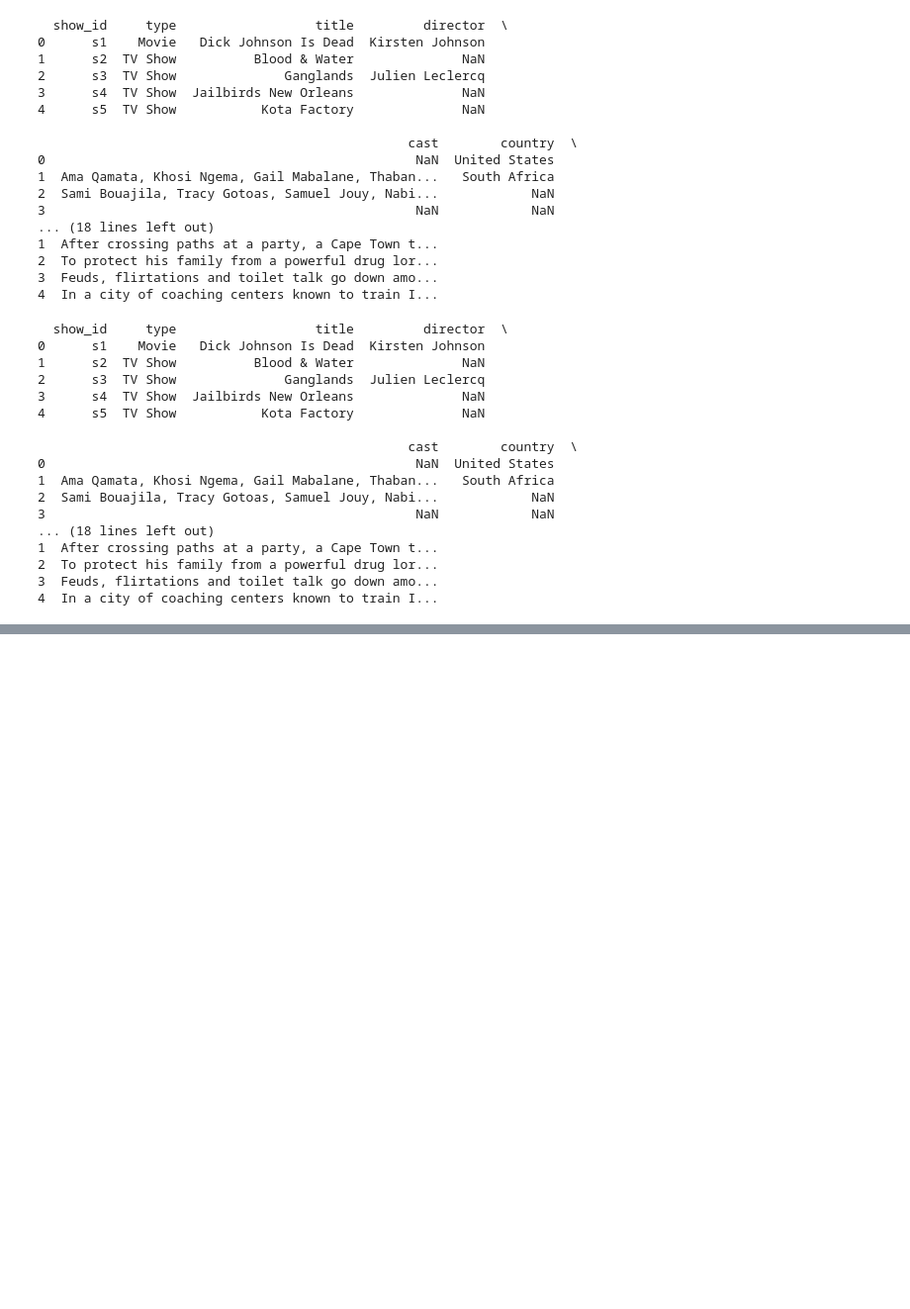
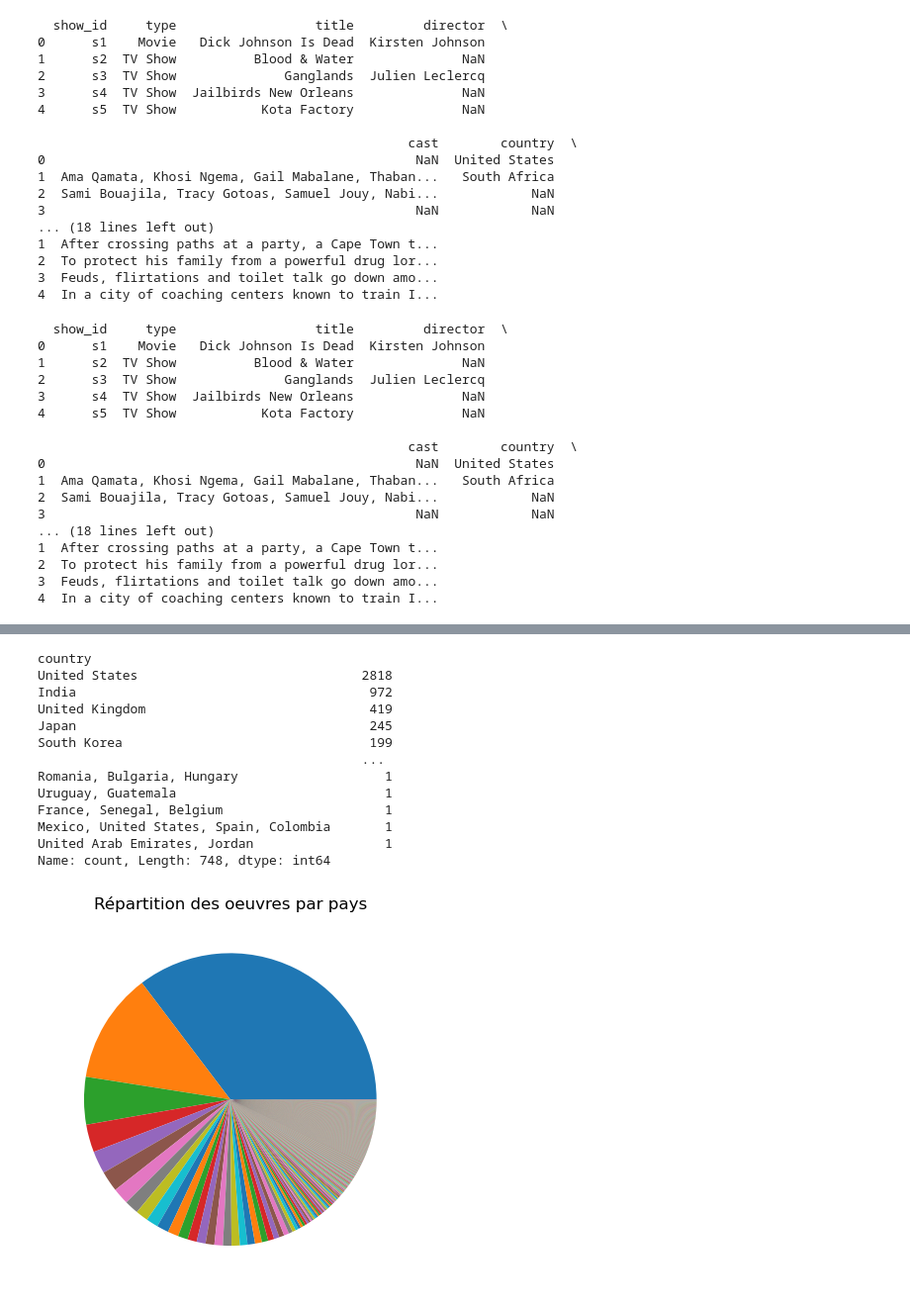
Before and after one commit to pierre-louis-rigaud/netflix-insights, a Jupyter notebook: Netflix Data Analysis.ipynb, the cells around one changed output, grey strips where cells are left out. Shown at 99% size. Cells and saved outputs as stored; diff of their text form; code cells hidden in the pictures; blank space fills up the shorter version.

```diff
--- a/Netflix Data Analysis.ipynb
+++ b/Netflix Data Analysis.ipynb
@@ -401,0 +499,28 @@ AttributeError: 'list' object has no attribute 'split'
+# %%
+'''
+question 23 b
+'''
+
+# Compter le nombre d'oeuvres pour chaque pays
+counts = data["country"].value_counts()
+print(counts)
+
+# Créer un diagramme
+plt.pie(counts)
+plt.title('Répartition des oeuvres par pays')
+plt.show()
+# %% [output]
+country
+United States                             2818
+India                                      972
+United Kingdom                             419
+Japan                                      245
+South Korea                                199
+                                          ...
+Romania, Bulgaria, Hungary                   1
+Uruguay, Guatemala                           1
+France, Senegal, Belgium                     1
+Mexico, United States, Spain, Colombia       1
+United Arab Emirates, Jordan                 1
+Name: count, Length: 748, dtype: int64
+[figure, added]
```
Also changed, not shown: parts of 15 cells of this notebook.
